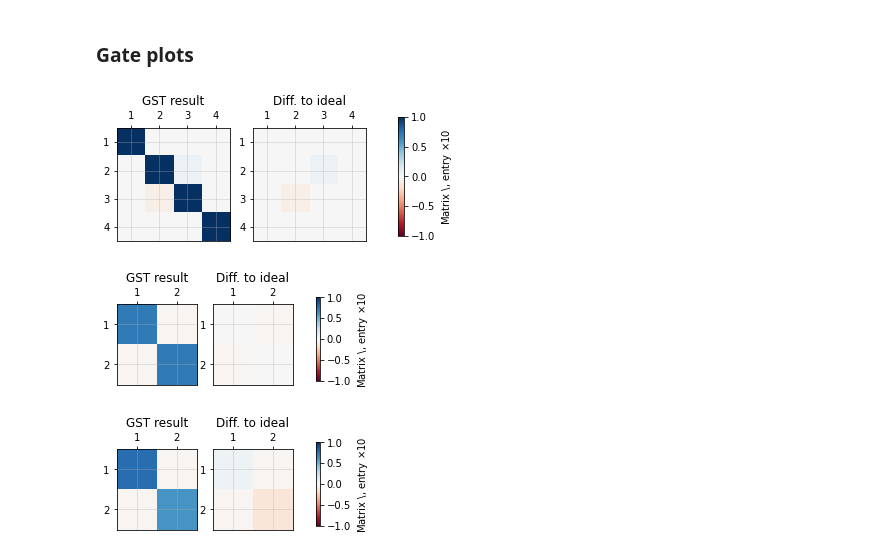
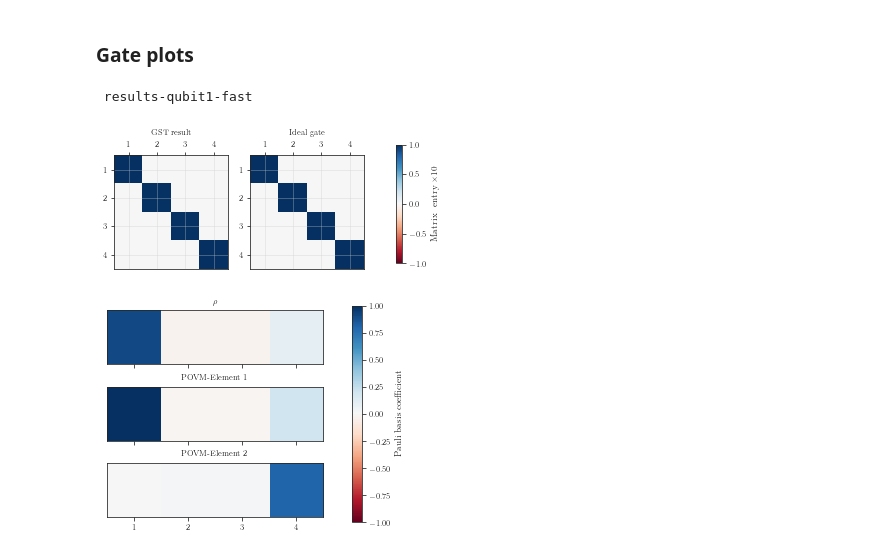
Before and after one commit to rabrie/qibocal, a Jupyter notebook: qw5q-single-qubit/qw5q-single.ipynb, the cells around one changed output. Cells and saved outputs as stored; diff of their text form; code cells hidden in the pictures.

Commit message:
Single qubit plots redone with correct sequence order

```diff
--- a/qw5q-single-qubit/qw5q-single.ipynb
+++ b/qw5q-single-qubit/qw5q-single.ipynb
@@ -51,9 +31,9 @@ meas_samples = 1e4
 # %% [markdown]
 ### Loading data
 # %%
-with open('data/qw5q-qubit1-slow.json') as f:
+with open('data/qw5q-qubit1-fast.json') as f:
     data = json.load(f)
 print(data.keys())
-J = np.array(data['sequences'])
+J = np.array(data['sequences'])[:,::-1]
 y = np.array(data['hardware_probabilities']).T
 # %% [output]
@@ -69,6 +49,6 @@ for rK in [1,4]:
     K_t = additional_fns.Kraus_rep(X_t,d,pdim,rK)
     X_t = np.einsum('ijkl,ijnm -> iknlm', K_t, K_t.conj()).reshape(d,r,r)
     K,X,E,rho,res_list = algorithm.run_mGST(y,J,l,d,r,rK, n_povm, bsize, meas_samples, method = 'SFN',
-                         max_inits = 20, max_iter = 50, final_iter = 80, threshold_multiplier = 100,
-                         target_rel_prec = 1e-4, testing = True)
+                         max_inits = 20, max_iter = 100, final_iter = 80, threshold_multiplier = 10,
+                         target_rel_prec = 1e-5, init = [K_t, E_t, rho_t], testing = True)
     results.append([K,X,E,rho])
@@ -159,17 +129,20 @@ norm(x, ord=None, axis=None, keepdims=False)
 ### Rank 4
 # %%
 for i in range(1,4):
-    filename = "results-qubit%i-slow"%i
+    filename = "results-qubit%i-fast"%i
     with open(filename, 'rb') as handle:
         b = pickle.load(handle)
     results = b['results']
 
-    # Performance metrics rank 1
+    # Performance metrics rank 4
     print("\n", filename)
     K,X,E,rho = results[1][:]
+    J = b['parameters']['J']
+    y = b['parameters']['y']
+
     weights = {'G0': 1,'G1': 1, 'G2': 1, 'spam': 1}
     gate_labels = {0: "Id", 1: "Rx(pi/2)", 2: "Ry(pi/2)"}
-    df_g, df_o, s_g, s_o, gauge_optimized_mdl = gauge_opt_report(
-        X, E, rho, J, y, std.target_model(), weights, gate_labels)
+    X_opt, E_opt, rho_opt = gauge_opt(X, E, rho, std.target_model(), weights)
+    df_g, df_o, s_g, s_o = report(X_opt, E_opt, rho_opt, J, y, std.target_model(), gate_labels)
     display(s_g), display(s_o)
 # %% [output]
@@ -197,15 +170,24 @@ for i in range(1,4):
 # %% [markdown]
 ### Gate plots
 # %%
-X_pp, E_pp, rho_pp = compatibility.pygsti_model_to_arrays(gauge_optimized_mdl,basis = 'pp')
-X_t_pp, E_t_pp, rho_t_pp = compatibility.pygsti_model_to_arrays(std.target_model(),basis = 'pp')
+filename = "results-qubit1-fast"
+with open(filename, 'rb') as handle:
+    b = pickle.load(handle)
+results = b['results']
 
-gate_index = 0
-plot_diff(X_pp[gate_index], X_t_pp[gate_index])
+# Performance metrics rank 1
+print("\n", filename)
+K,X,E,rho = results[0][:]
+J = b['parameters']['J']
+y = b['parameters']['y']
 
-plot_diff(rho_pp.reshape(pdim,pdim), rho_t_pp.reshape(pdim,pdim))
-plot_diff(E_pp[0].reshape(pdim,pdim), E_t_pp[0].reshape(pdim,pdim))
+weights = {'G0': 1,'G1': 1, 'G2': 1, 'spam': 1}
+gate_labels = {0: "Id", 1: "Rx(pi/2)", 2: "Ry(pi/2)"}
+X_opt, E_opt, rho_opt = gauge_opt(X, E, rho, std.target_model(), weights)
+
+plot_mat(X_opt[0], X_t[0])
+plot_spam(rho_opt, E_opt)
 # %% [output]
+ results-qubit1-fast
-[figure, old version]
+[figure, new version]
-[figure, old version]
+[figure, new version]
-[figure, removed]
```
Also changed, not shown: parts of 7 cells of this notebook, 10 other files.
